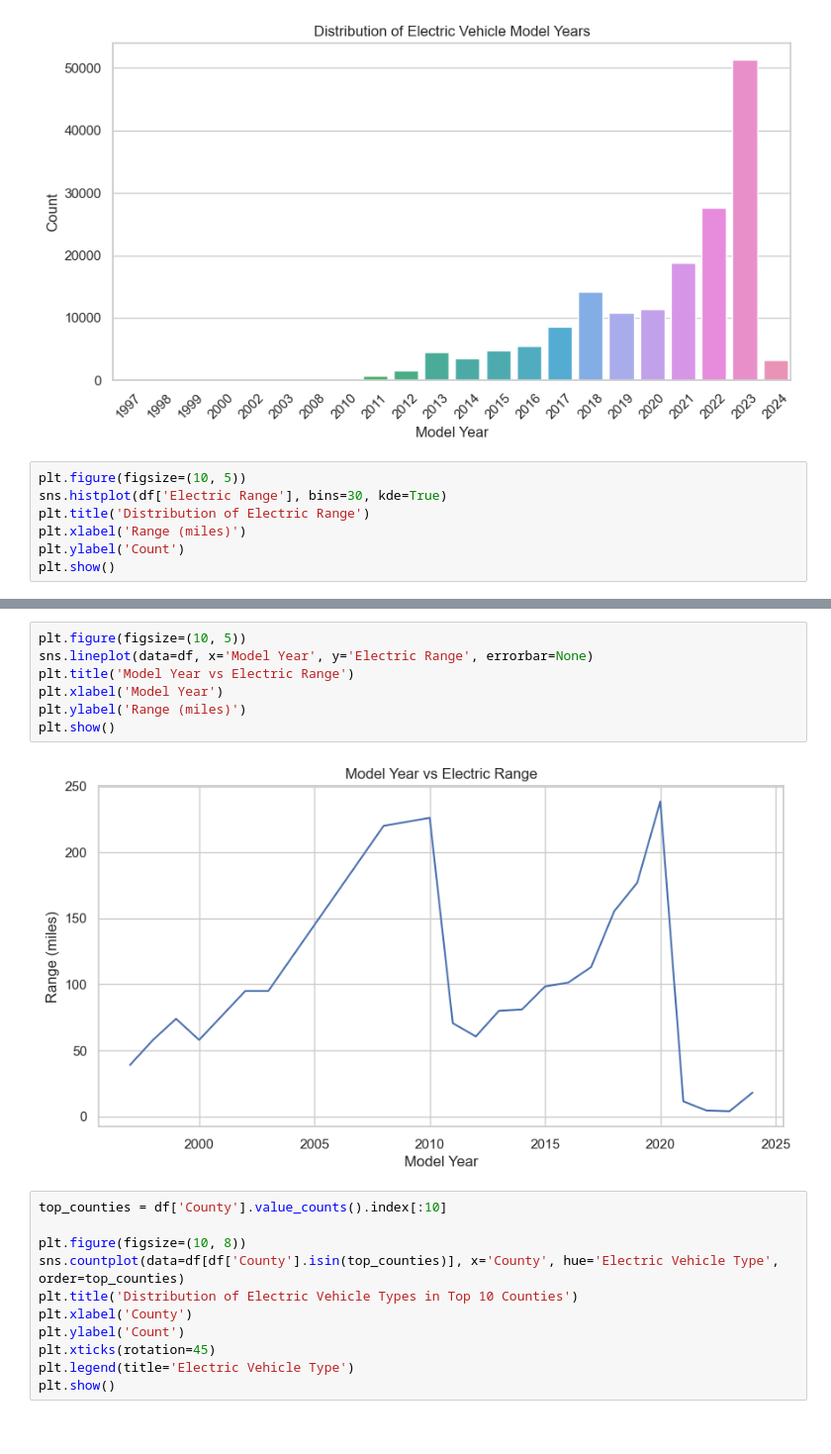
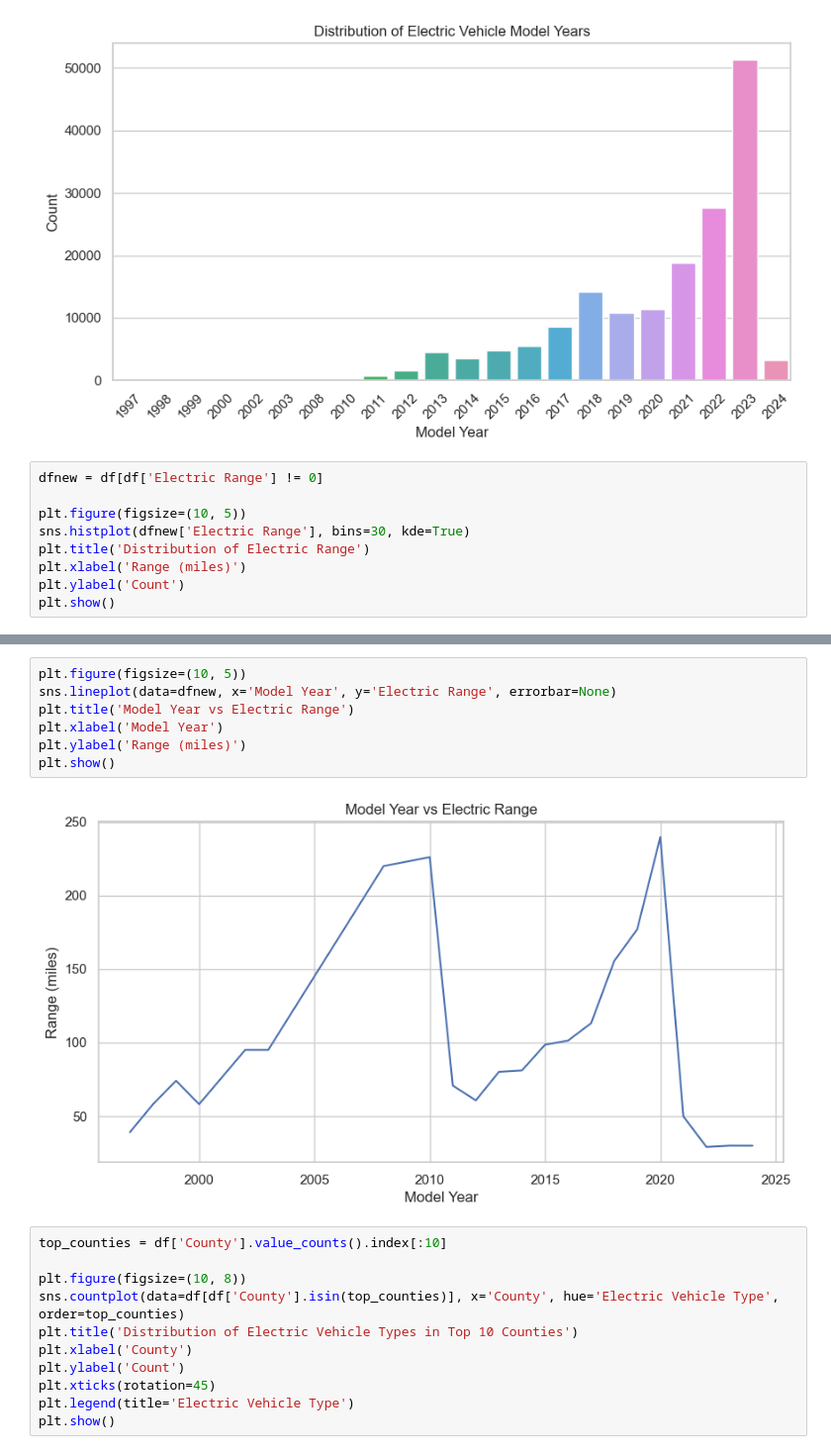
Before and after one commit to Sukhrajb1988/Project3, a Jupyter notebook: Project 3/Sukhraj_Bains_Project3_Explotaory_Nalysis.ipynb, the cells around one changed output, grey strips where cells are left out. Shown: that part at 99% size. Drawn from its saved outputs; the diff is of its cells as text.

```diff
--- a/Project 3/Sukhraj_Bains_Project3_Explotaory_Nalysis.ipynb
+++ b/Project 3/Sukhraj_Bains_Project3_Explotaory_Nalysis.ipynb
@@ -120,8 +138,10 @@ plt.show()
 # %% [output]
 [figure]
 # %%
+dfnew = df[df['Electric Range'] != 0]
+
 plt.figure(figsize=(10, 5))
-sns.histplot(df['Electric Range'], bins=30, kde=True)
+sns.histplot(dfnew['Electric Range'], bins=30, kde=True)
 plt.title('Distribution of Electric Range')
 plt.xlabel('Range (miles)')
 plt.ylabel('Count')
@@ -153,12 +195,12 @@ plt.show()
 # %%
 plt.figure(figsize=(10, 5))
-sns.lineplot(data=df, x='Model Year', y='Electric Range', errorbar=None)
+sns.lineplot(data=dfnew, x='Model Year', y='Electric Range', errorbar=None)
 plt.title('Model Year vs Electric Range')
 plt.xlabel('Model Year')
 plt.ylabel('Range (miles)')
 plt.show()
 # %% [output]
-[figure, old version]
+[figure, new version]
 # %%
 top_counties = df['County'].value_counts().index[:10]
 
```
Also changed, not shown: parts of 4 cells of this notebook.
